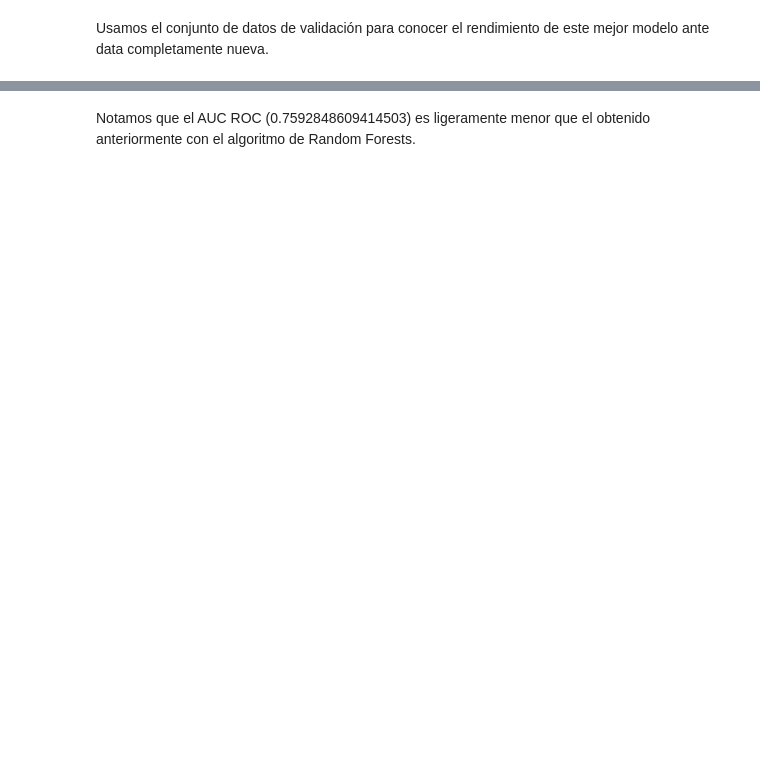
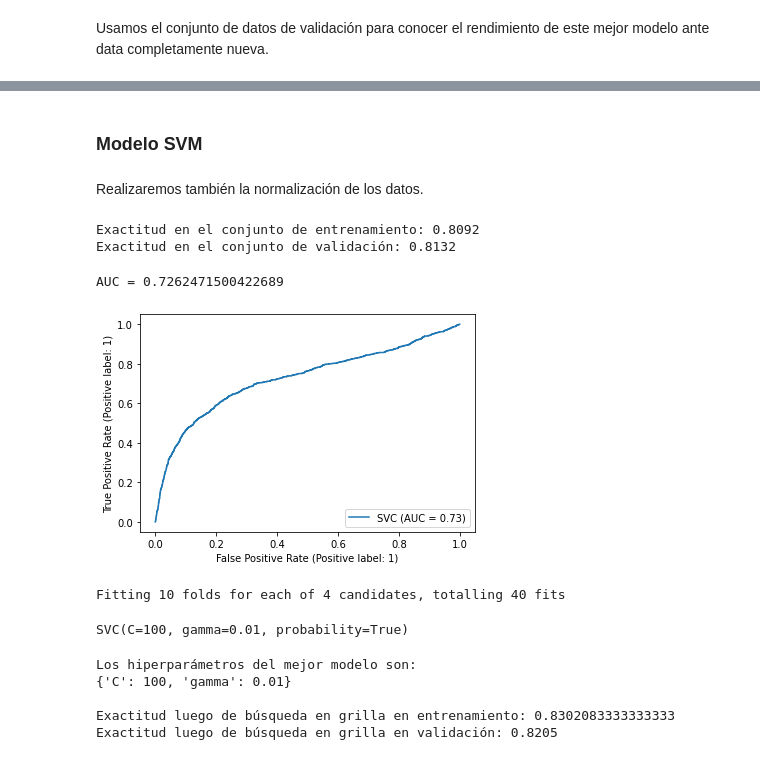
Before and after one commit to christopherfr/trabajofinalml, a Jupyter notebook: Trabajo_final_ML.ipynb, the cells around one changed output, grey strips where cells are left out. Cells and saved outputs as stored; diff of their text form; code cells hidden in the pictures; blank space fills up the shorter version.

```diff
--- a/Trabajo_final_ML.ipynb
+++ b/Trabajo_final_ML.ipynb
@@ -826,2 +955,40 @@ AUC = 0.7592848609414503
-# %% [markdown]
-Notamos que el AUC ROC (0.7592848609414503) es ligeramente menor que el obtenido anteriormente con el algoritmo de Random Forests.
+# %% [markdown]
+### Modelo SVM
+# %% [markdown]
+Realizaremos también la normalización de los datos.
+# %%
+from sklearn.svm import SVC
+from sklearn import preprocessing
+
+scaler = preprocessing.StandardScaler().fit(X_train)
+X_train_scaled = scaler.transform(X_train)
+X_test_scaled = scaler.transform(X_test)
+# %%
+from time import time
+tiempo_inicial = time()
+with tf.device('/device:GPU:0'):
+  model_SVC = SVC(kernel='rbf', C=5, gamma=0.001,probability=True)
+  model_SVC.fit(X_train_scaled, y_train)
+
+  score_train = model_SVC.score(X_train_scaled, y_train)
+  score_test = model_SVC.score(X_test_scaled, y_test)
+
+  print ('Exactitud en el conjunto de entrenamiento: %0.4f' % score_train)
+  print ('Exactitud en el conjunto de validación: %0.4f' % score_test)
+
+tiempo_final=time()
+tiempo=tiempo_final-tiempo_inicial
+# %% [output]
+Exactitud en el conjunto de entrenamiento: 0.8092
+Exactitud en el conjunto de validación: 0.8132
+# %%
+from sklearn import metrics
+y_pred_val_SVC = model_SVC.predict_proba(X_test_scaled)[:,1]
+auc_roc = metrics.roc_auc_score(y_test, y_pred_val_SVC)
+print('AUC =', auc_roc)
+
+metrics.plot_roc_curve(model_SVC, X_test_scaled, y_test)
+plt.show()
+# %% [output]
+AUC = 0.7262471500422689
+[figure, added]
@@ -827,0 +1001,36 @@ Notamos que el AUC ROC (0.7592848609414503) es ligeramente menor que el obtenido
+# %%
+from sklearn.model_selection import StratifiedKFold, cross_validate
+from sklearn.model_selection import GridSearchCV
+
+skf = StratifiedKFold(n_splits = 10)
+with tf.device("/device:GPU:0"):
+    model_SVC_Grid = SVC(kernel='rbf',probability=True)
+    SVC_grid = GridSearchCV(estimator = model_SVC_Grid,
+                      param_grid = C_param,
+                      cv = skf,          # Validación cruzada 10-fold
+                      scoring = ['accuracy','f1'],
+                      refit = 'f1',
+                      verbose=2,
+                      n_jobs = -1)      # Paralelizar en todos los cores disponibles
+    SVC_grid.fit(X_train_scaled, y_train)
+# %% [output]
+Fitting 10 folds for each of 4 candidates, totalling 40 fits
+# %%
+SVC_grid_best = SVC_grid.best_estimator_
+SVC_grid_best
+# %% [output]
+SVC(C=100, gamma=0.01, probability=True)
+# %%
+from pprint import pprint
+print('Los hiperparámetros del mejor modelo son:')
+pprint(SVC_grid.best_params_)
+print()
+
+print('Exactitud luego de búsqueda en grilla en entrenamiento:', SVC_grid_best.score(X_train_scaled, y_train))
+print('Exactitud luego de búsqueda en grilla en validación:', SVC_grid_best.score(X_test_scaled, y_test))
+# %% [output]
+Los hiperparámetros del mejor modelo son:
+{'C': 100, 'gamma': 0.01}
+
+Exactitud luego de búsqueda en grilla en entrenamiento: 0.8302083333333333
+Exactitud luego de búsqueda en grilla en validación: 0.8205
```
Also changed, not shown: parts of 95 cells of this notebook.
